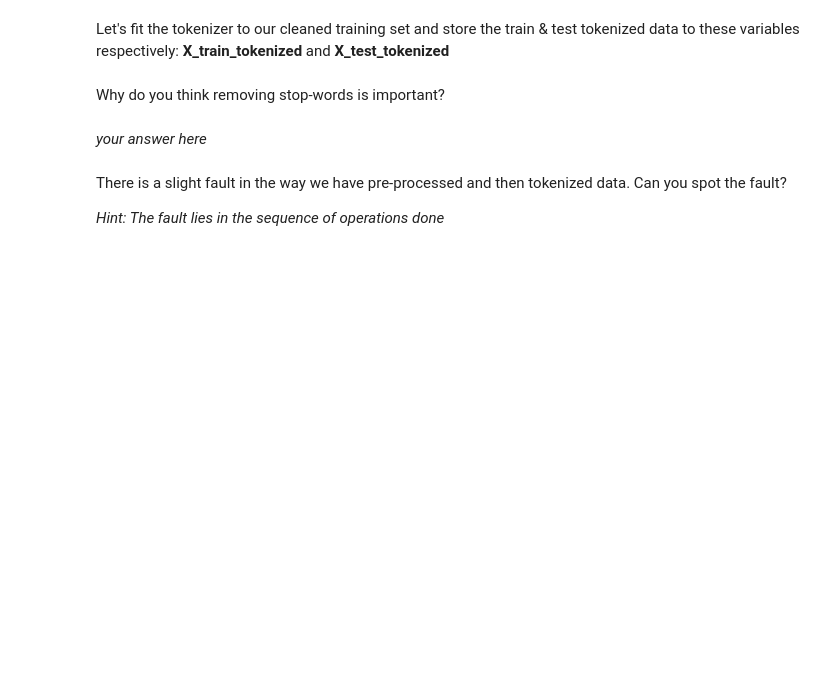
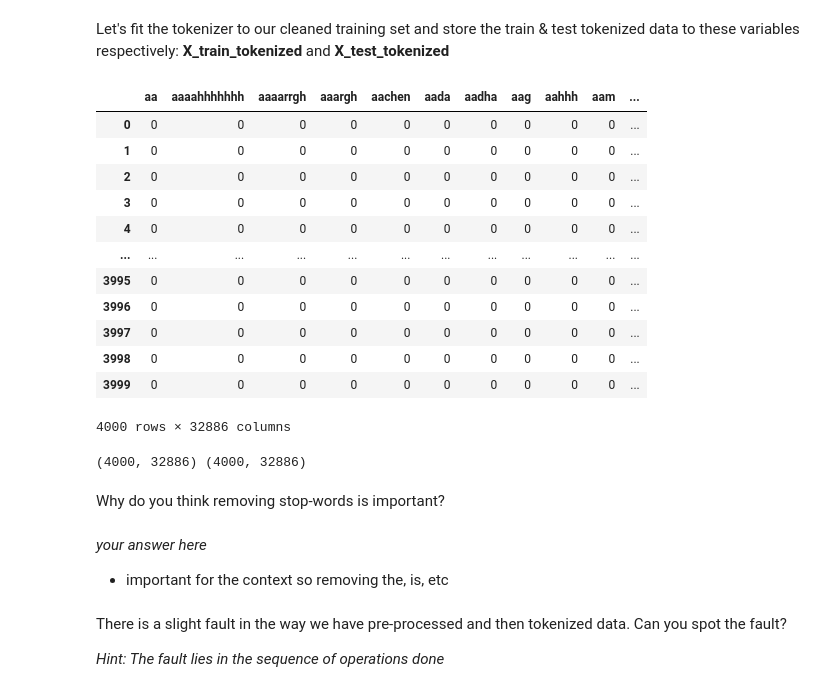
Before and after one commit to pramendra/univ_lab3, a Jupyter notebook: distribute_Lab3.ipynb, the cells around one changed output. Drawn from its saved outputs; the diff is of its cells as text; code cells hidden in the pictures; blank space fills up the shorter version.

```diff
--- a/distribute_Lab3.ipynb
+++ b/distribute_Lab3.ipynb
@@ -75,3 +93,4 @@ Load the data-set and split into train and test. Print out the shape of your tra
 # %%
 # load and split the data using the imdb.py helper python script. This has been already been imported for you
 # your code here
+(X_train, y_train), (X_test, y_test) = imdb.load_imdb()
@@ -91,6 +115,17 @@ def stemming(text):
     text = ' '.join([stemmer.stem(word) for word in text.split()])
     return text
 # %%
+def cleanhtml(raw_html):
+  cleanr = re.compile('<.*?>')
+  cleantext = re.sub(cleanr, '', raw_html)
+  return cleantext
+
+def remove_nonalpha(raw_text):
+  cleanr = re.compile('[^a-z\s]+')
+  cleantext = re.sub(cleanr, '', raw_text)
+  cleantext = re.sub('\s+', ' ', cleantext).strip()
+  return cleantext
+
 def preprocess_review(text):
 
     """
@@ -119,6 +154,10 @@ def preprocess_review(text):
     """
 
     # your code here
+    nohtml = cleanhtml(text)
+    lower_text = nohtml.lower()
+    non_alpha = remove_nonalpha(lower_text)
+    return stemming(non_alpha)
 # %%
 # Calling the preprocess_review function to obtain list of the cleaned reviews
 
@@ -143,10 +190,45 @@ Let's fit the tokenizer to our cleaned training set and store the train & test t
+# %%
+# your code here
+X_train_token = CountVectorizer().fit(X_train_cleaned)
+X_train_tokenized  = token.transform(X_train_cleaned)
+names = token.get_feature_names()
+
+x_train_df = pd.DataFrame(X_train_tokenized.toarray(), columns=names)
+x_train_df
+
+
+
+X_test_token = CountVectorizer().fit(X_test_cleaned)
+X_test_tokenized  = token.transform(X_test_cleaned)
+names = token.get_feature_names()
+
+x_test_df = pd.DataFrame(X_test_tokenized.toarray(), columns=names)
+x_test_df
+# %% [output]
+|  | aa | aaaahhhhhhh | aaaarrgh | aaargh | aachen | aada | aadha | aag | aahhh | aam | ... |
+| 0 | 0 | 0 | 0 | 0 | 0 | 0 | 0 | 0 | 0 | 0 | ... |
+| 1 | 0 | 0 | 0 | 0 | 0 | 0 | 0 | 0 | 0 | 0 | ... |
+| 2 | 0 | 0 | 0 | 0 | 0 | 0 | 0 | 0 | 0 | 0 | ... |
+| 3 | 0 | 0 | 0 | 0 | 0 | 0 | 0 | 0 | 0 | 0 | ... |
+| 4 | 0 | 0 | 0 | 0 | 0 | 0 | 0 | 0 | 0 | 0 | ... |
+| ... | ... | ... | ... | ... | ... | ... | ... | ... | ... | ... | ... |
+| 3995 | 0 | 0 | 0 | 0 | 0 | 0 | 0 | 0 | 0 | 0 | ... |
+| 3996 | 0 | 0 | 0 | 0 | 0 | 0 | 0 | 0 | 0 | 0 | ... |
+| 3997 | 0 | 0 | 0 | 0 | 0 | 0 | 0 | 0 | 0 | 0 | ... |
+| 3998 | 0 | 0 | 0 | 0 | 0 | 0 | 0 | 0 | 0 | 0 | ... |
+| 3999 | 0 | 0 | 0 | 0 | 0 | 0 | 0 | 0 | 0 | 0 | ... |
+4000 rows × 32886 columns
 # %%
 # shape of the tokenized features for train & test data
 print(X_train_tokenized.shape,X_test_tokenized.shape)
+# %% [output]
+(4000, 32886) (4000, 32886)
 # %% [markdown]
 Why do you think removing stop-words is important?
 # %% [markdown]
 *your answer here*
+
+*   important for the context so removing the, is, etc
 # %% [markdown]
 There is a slight fault in the way we have pre-processed and then tokenized data. Can you spot the fault?
 
```
Also changed, not shown: parts of 10 cells of this notebook.
